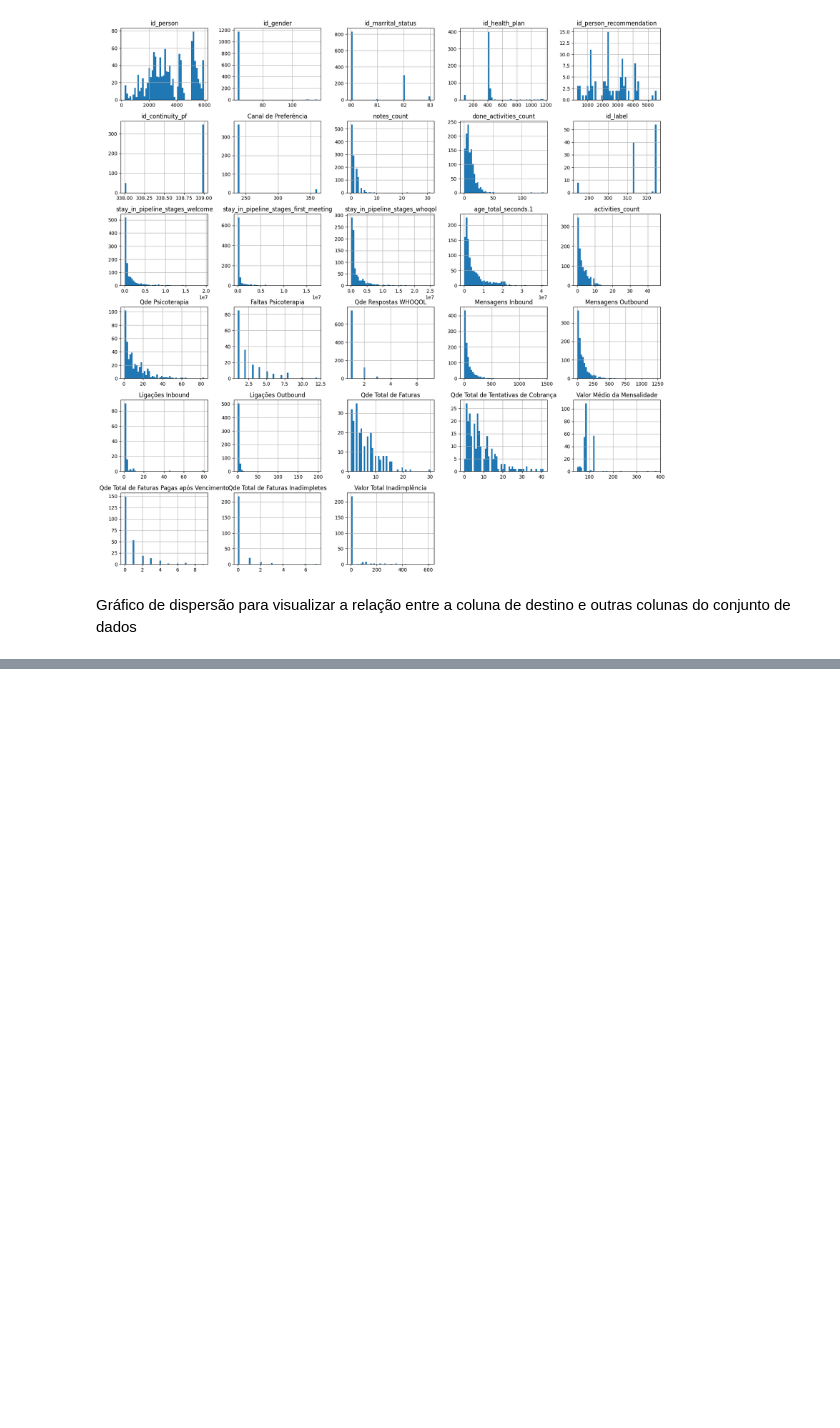
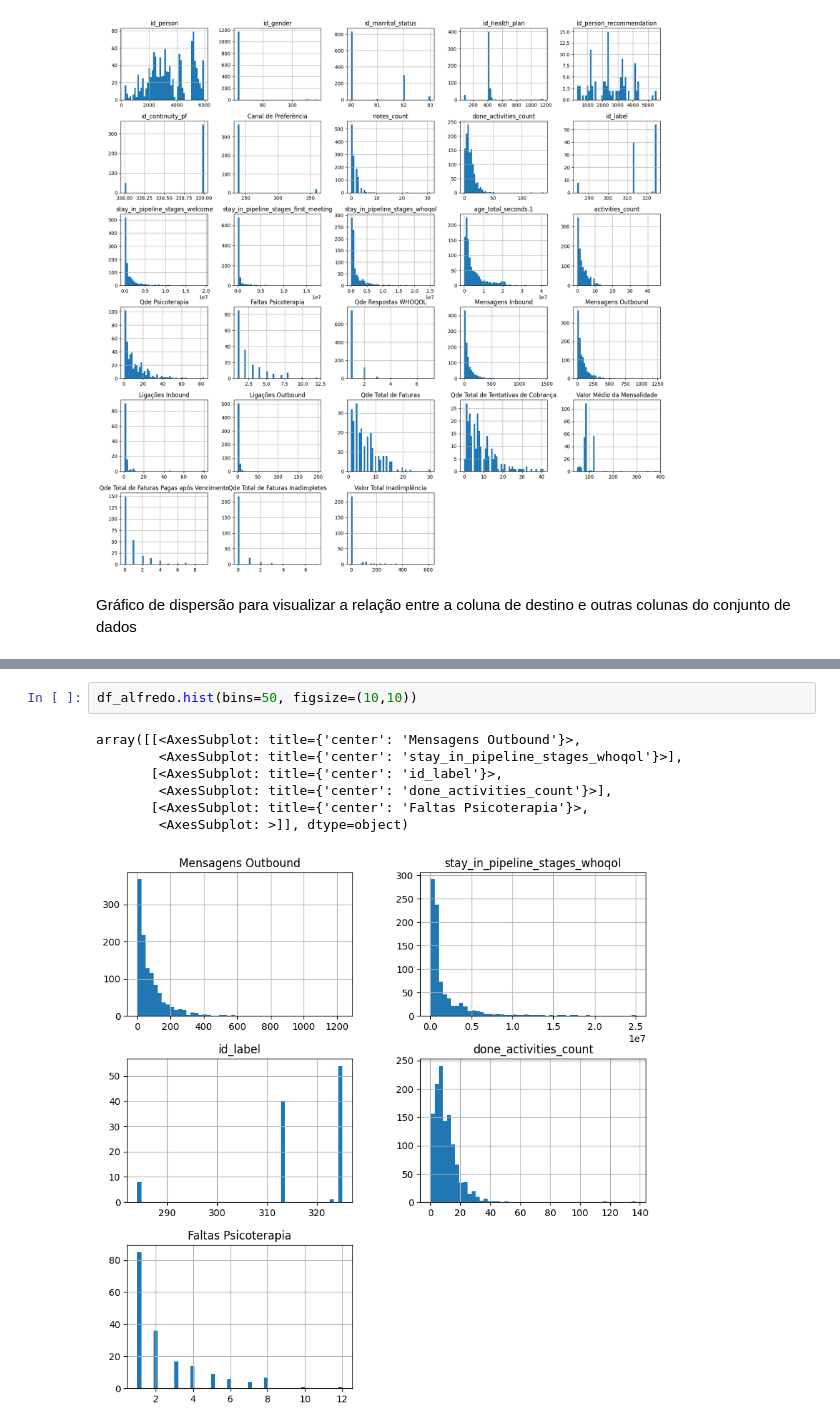
Before and after one commit to leoscarlato/deploy-sprint, a Jupyter notebook: notebooks/analise.ipynb, the cells around one changed output, grey strips where cells are left out. Saved outputs shown, nothing was run; the diff lists cells and outputs as text; blank space fills up the shorter version.

```diff
--- a/notebooks/analise.ipynb
+++ b/notebooks/analise.ipynb
@@ -89,0 +101,10 @@ Colunas que poderiam fazer sentido ser target no problema sobre cancelamento ("o
+# %%
+df_alfredo.hist(bins=50, figsize=(10,10))
+# %% [output]
+array([[<AxesSubplot: title={'center': 'Mensagens Outbound'}>,
+        <AxesSubplot: title={'center': 'stay_in_pipeline_stages_whoqol'}>],
+       [<AxesSubplot: title={'center': 'id_label'}>,
+        <AxesSubplot: title={'center': 'done_activities_count'}>],
+       [<AxesSubplot: title={'center': 'Faltas Psicoterapia'}>,
+        <AxesSubplot: >]], dtype=object)
+[figure, added]
```
Also changed, not shown: parts of 11 cells of this notebook.
